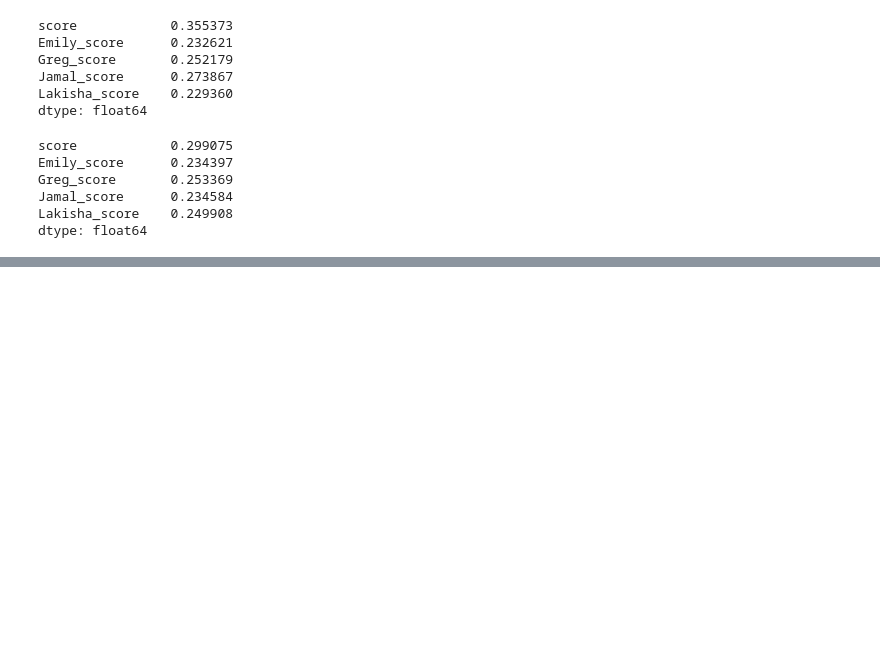
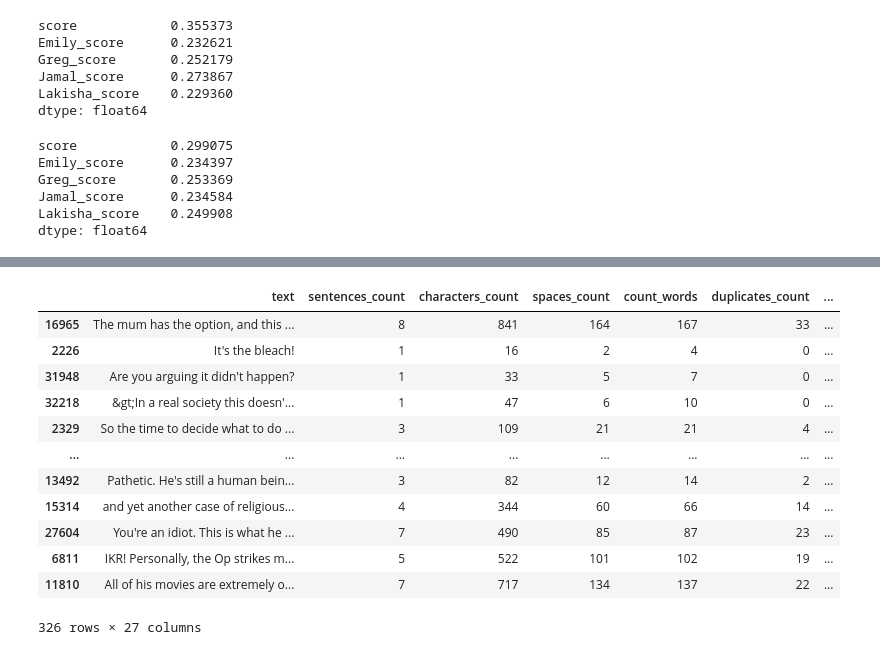
Before and after one commit to lurosenb/rds_project, a Jupyter notebook: Run_Toxicity_Benchmark.ipynb, the cells around one changed output, grey strips where cells are left out. Saved outputs shown, nothing was run; the diff lists cells and outputs as text; code cells hidden in the pictures; blank space fills up the shorter version.

```diff
--- a/Run_Toxicity_Benchmark.ipynb
+++ b/Run_Toxicity_Benchmark.ipynb
@@ -318,0 +352,16 @@ dtype: float64
+# %%
+new_text_column_dataset
+# %% [output]
+|  | text | sentences_count | characters_count | spaces_count | count_words | duplicates_count | ... |
+| 16965 | The mum has the option, and this ... | 8 | 841 | 164 | 167 | 33 | ... |
+| 2226 | It's the bleach! | 1 | 16 | 2 | 4 | 0 | ... |
+| 31948 | Are you arguing it didn't happen? | 1 | 33 | 5 | 7 | 0 | ... |
+| 32218 | &gt;In a real society this doesn'... | 1 | 47 | 6 | 10 | 0 | ... |
+| 2329 | So the time to decide what to do ... | 3 | 109 | 21 | 21 | 4 | ... |
+| ... | ... | ... | ... | ... | ... | ... | ... |
+| 13492 | Pathetic. He's still a human bein... | 3 | 82 | 12 | 14 | 2 | ... |
+| 15314 | and yet another case of religious... | 4 | 344 | 60 | 66 | 14 | ... |
+| 27604 | You're an idiot. This is what he ... | 7 | 490 | 85 | 87 | 23 | ... |
+| 6811 | IKR! Personally, the Op strikes m... | 5 | 522 | 101 | 102 | 19 | ... |
+| 11810 | All of his movies are extremely o... | 7 | 717 | 134 | 137 | 22 | ... |
+326 rows × 27 columns
```
Also changed, not shown: parts of 3 cells of this notebook, 1 other file.
